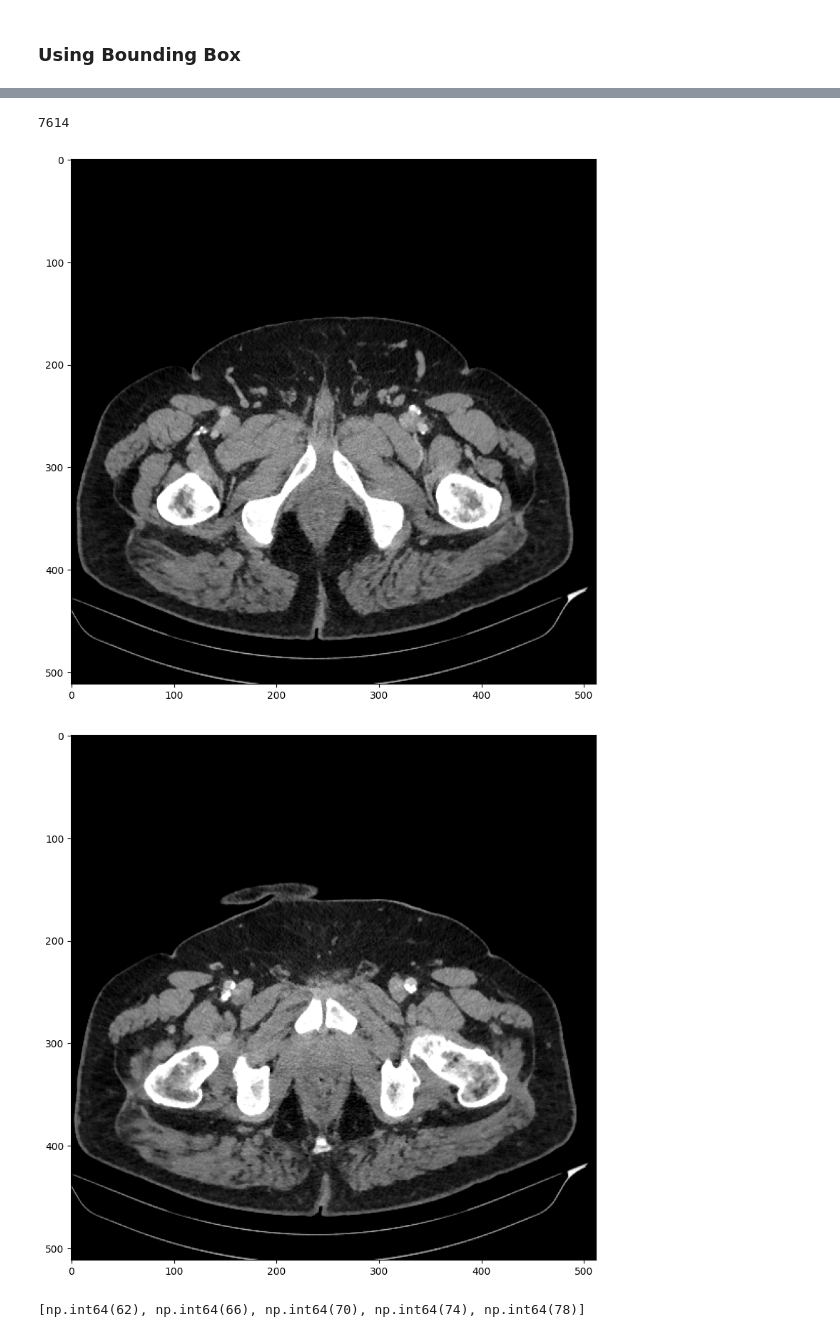
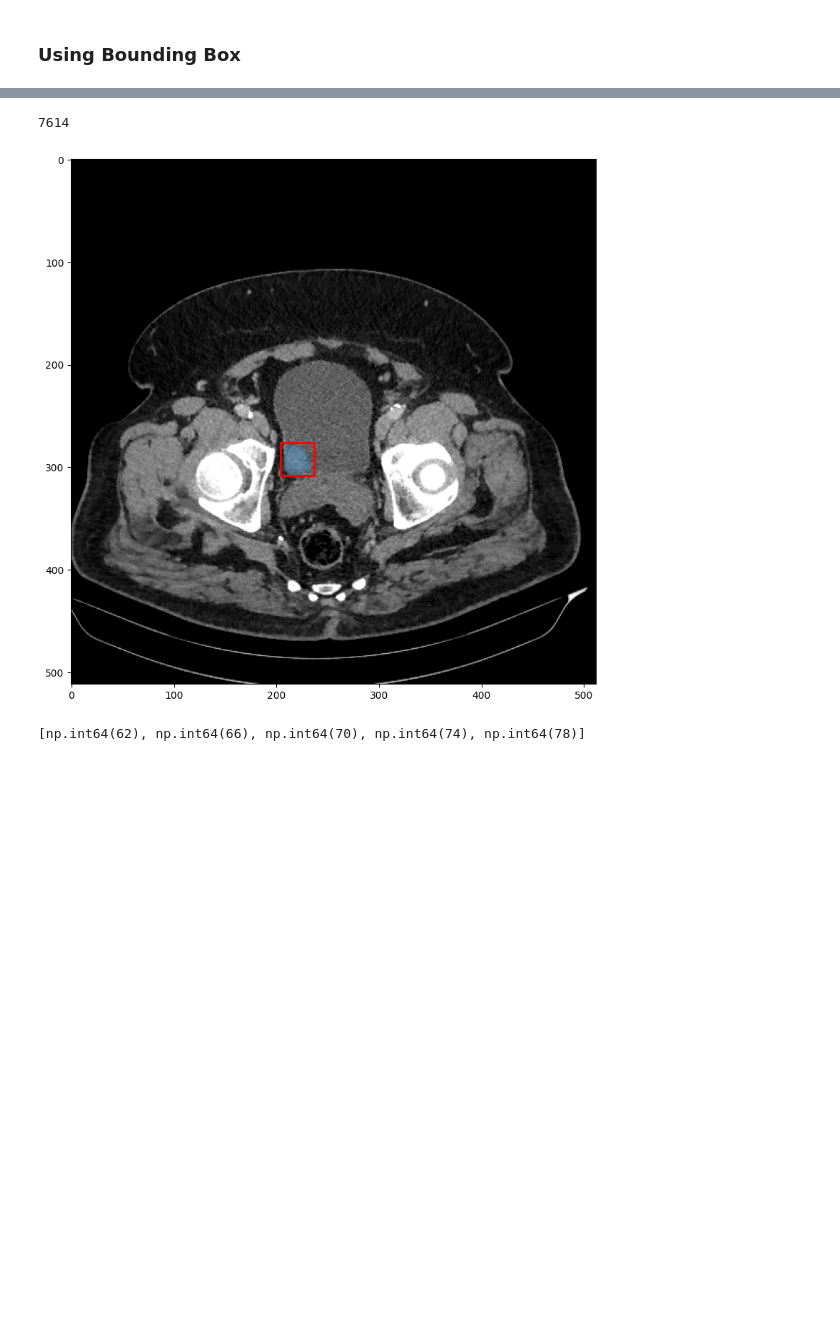
Before and after one commit to bhklab/bhklab-nninteractive, a Jupyter notebook: workflow/notebooks/nnInteractive_example.ipynb, the cells around one changed output, grey strips where cells are left out. Cells and saved outputs as stored; diff of their text form; code cells hidden in the pictures; blank space fills up the shorter version.

```diff
--- a/workflow/notebooks/nnInteractive_example.ipynb
+++ b/workflow/notebooks/nnInteractive_example.ipynb
@@ -770,26 +1009,25 @@ Done. Total time 16.032s
 # %%
 %matplotlib inline
 cmap = plt.get_cmap('tab20', 1)
 
 # Print the number of mask points created
 print(np.count_nonzero(results))
-# bbox = patches.Rectangle((293, 212), 132, 169, linewidth = 2, edgecolor='red', facecolor=None)
+bbox = mpatches.Rectangle((204, 276), 33, 32, linewidth = 1, edgecolor='red', facecolor=None, fill = False)
 
 # Plot resulting image
 fig, ax = plt.subplots(figsize=(8,8))
-ax.imshow(img[0,:,:,35], cmap = "gray")
-ax.imshow(results[:, :, 35], cmap = cmap, alpha = 0.4, interpolation = 'nearest')
-# ax.add_patch(bbox)
+ax.imshow(img[0,:,:,68], cmap = "gray")
+ax.imshow(results[:, :, 68], cmap = cmap, alpha = 0.4, interpolation = 'nearest')
+ax.add_patch(bbox)
 plt.tight_layout()
 plt.show()
 
 # Reset target buffer
 target_tensor = torch.zeros(img.shape[1:], dtype=torch.uint8)  # Must be 3D (x, y, z)
 session.set_target_buffer(target_tensor)
 # %% [output]
 7614
-[figure, old version]
+[figure, new version]
-[figure, removed]
 # %%
 # Making the positive negative visualization
 import matplotlib.colors as mcolors
```
Also changed, not shown: parts of 6 cells of this notebook, 2 other files.
